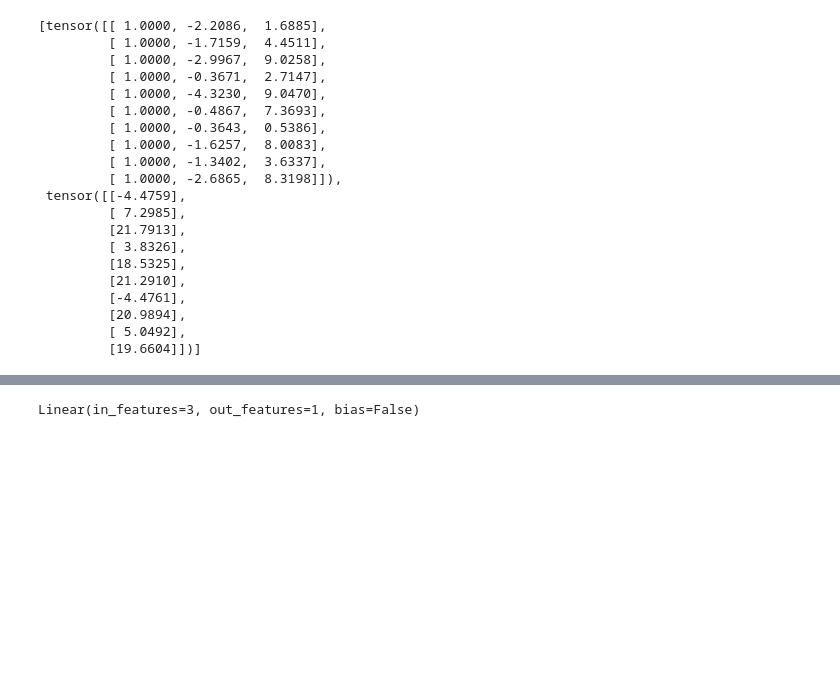
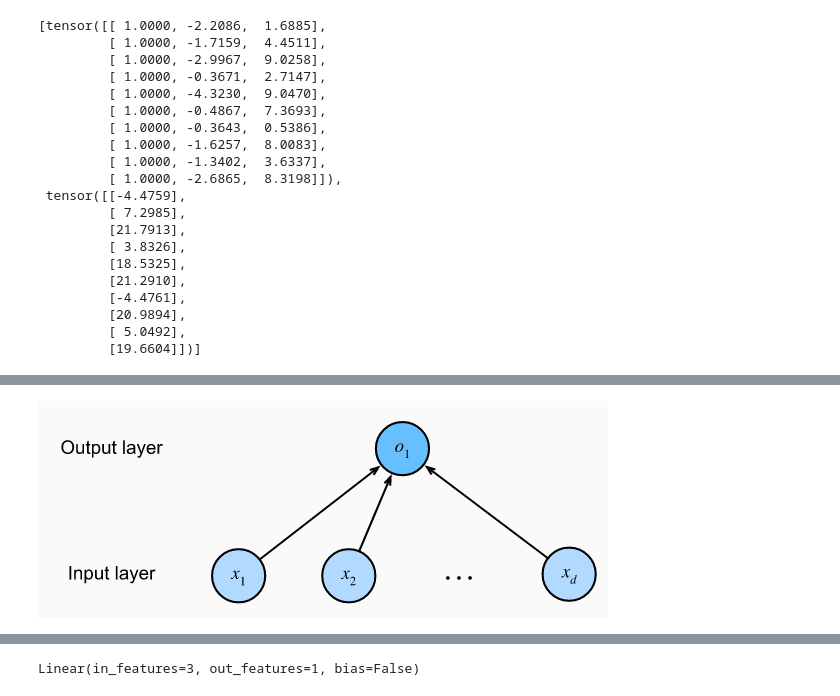
Before and after one commit to Knoero/MachineLearning, a Jupyter notebook: 1 Basics/00 Linear Regression via Least Squares.ipynb, the cells around one changed output, grey strips where cells are left out. Cells and saved outputs as stored; diff of their text form; code cells hidden in the pictures; blank space fills up the shorter version.

Commit message:
[EDIT]Change the way of showing one local image

```diff
--- a/1 Basics/00 Linear Regression via Least Squares.ipynb
+++ b/1 Basics/00 Linear Regression via Least Squares.ipynb
@@ -731,0 +721,7 @@ Therefore, in this case where we view the $x_0=1$ term as a part of the input (d
+# %%
+from PIL import Image
+
+img = Image.open("LinReg_as_single_layer_NN.png")
+img
+# %% [output]
+[figure, added]
```
Also changed, not shown: parts of 2 cells of this notebook, 1 other file.
